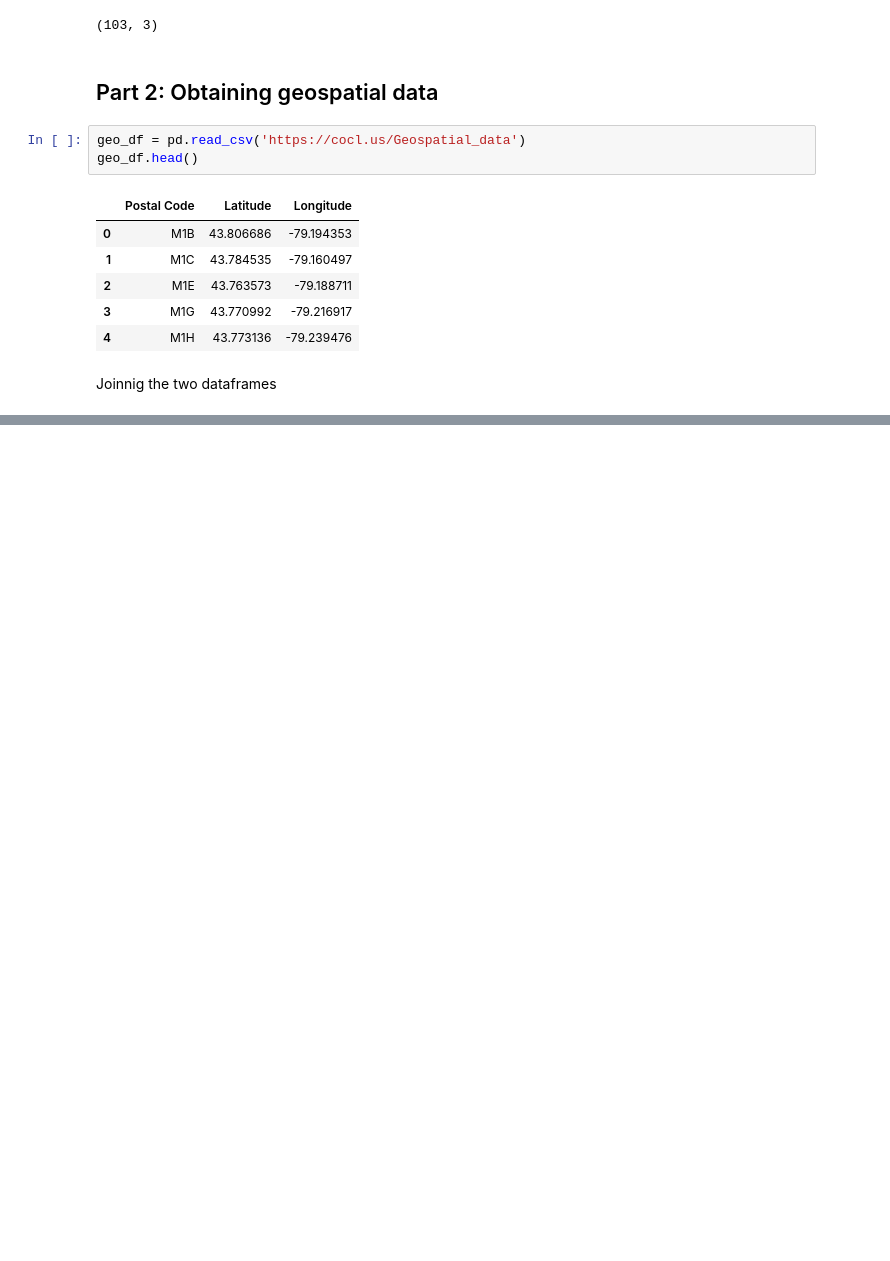
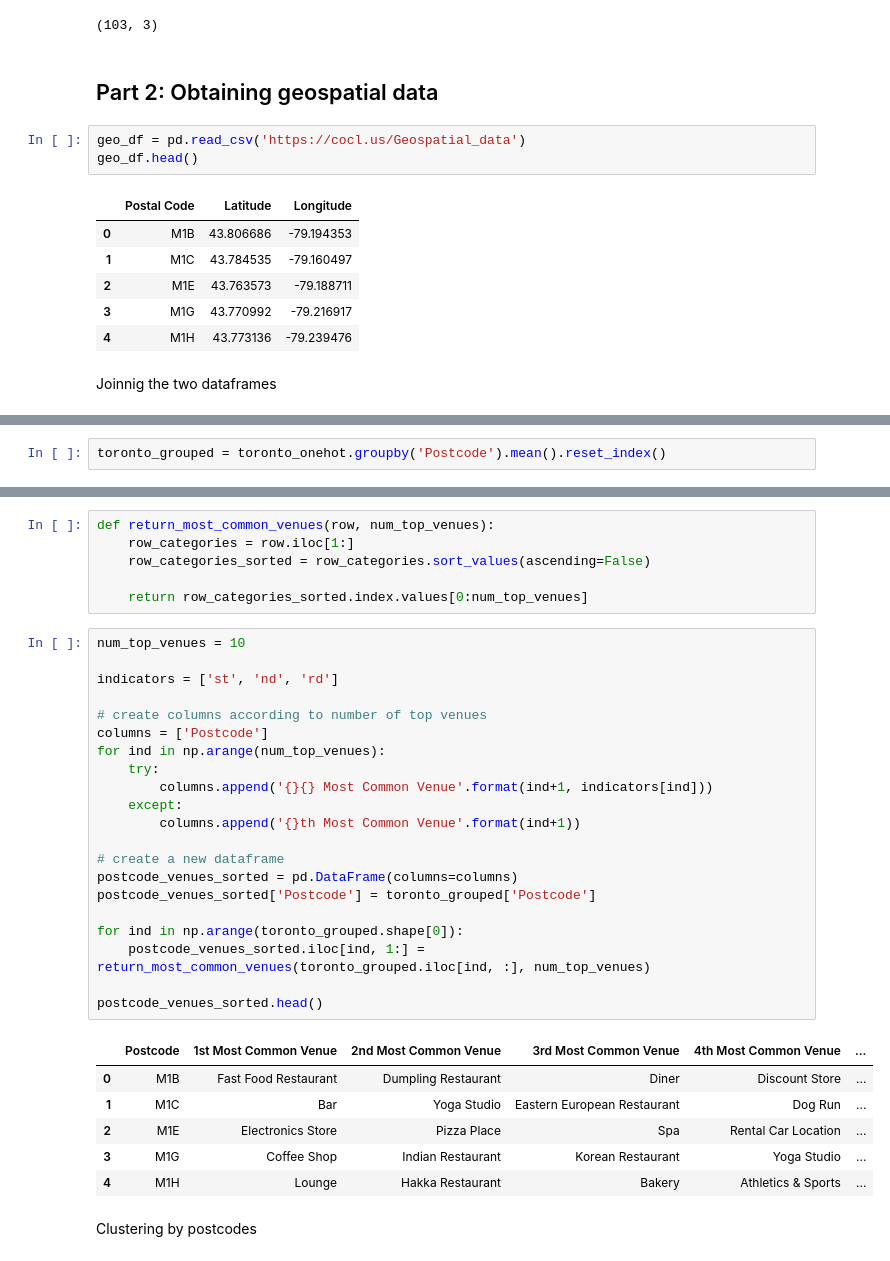
Before and after one commit to yamenmarquez/ds_capstone_project, a Jupyter notebook: DS Capstone Project - Segmenting and Clustering Neighborhoods in Toronto.ipynb, the cells around one changed output, grey strips where cells are left out. Drawn from its saved outputs; the diff is of its cells as text; blank space fills up the shorter version.

```diff
--- a/DS Capstone Project - Segmenting and Clustering Neighborhoods in Toronto.ipynb
+++ b/DS Capstone Project - Segmenting and Clustering Neighborhoods in Toronto.ipynb
@@ -151,0 +293,2 @@ result.shape
+# %%
+toronto_grouped = toronto_onehot.groupby('Postcode').mean().reset_index()
@@ -151,0 +297,36 @@ result.shape
+# %%
+def return_most_common_venues(row, num_top_venues):
+    row_categories = row.iloc[1:]
+    row_categories_sorted = row_categories.sort_values(ascending=False)
+
+    return row_categories_sorted.index.values[0:num_top_venues]
+# %%
+num_top_venues = 10
+
+indicators = ['st', 'nd', 'rd']
+
+# create columns according to number of top venues
+columns = ['Postcode']
+for ind in np.arange(num_top_venues):
+    try:
+        columns.append('{}{} Most Common Venue'.format(ind+1, indicators[ind]))
+    except:
+        columns.append('{}th Most Common Venue'.format(ind+1))
+
+# create a new dataframe
+postcode_venues_sorted = pd.DataFrame(columns=columns)
+postcode_venues_sorted['Postcode'] = toronto_grouped['Postcode']
+
+for ind in np.arange(toronto_grouped.shape[0]):
+    postcode_venues_sorted.iloc[ind, 1:] = return_most_common_venues(toronto_grouped.iloc[ind, :], num_top_venues)
+
+postcode_venues_sorted.head()
+# %% [output]
+|  | Postcode | 1st Most Common Venue | 2nd Most Common Venue | 3rd Most Common Venue | 4th Most Common Venue | ... |
+| 0 | M1B | Fast Food Restaurant | Dumpling Restaurant | Diner | Discount Store | ... |
+| 1 | M1C | Bar | Yoga Studio | Eastern European Restaurant | Dog Run | ... |
+| 2 | M1E | Electronics Store | Pizza Place | Spa | Rental Car Location | ... |
+| 3 | M1G | Coffee Shop | Indian Restaurant | Korean Restaurant | Yoga Studio | ... |
+| 4 | M1H | Lounge | Hakka Restaurant | Bakery | Athletics & Sports | ... |
+# %% [markdown]
+Clustering by postcodes
```
Also changed, not shown: parts of 24 cells of this notebook.
